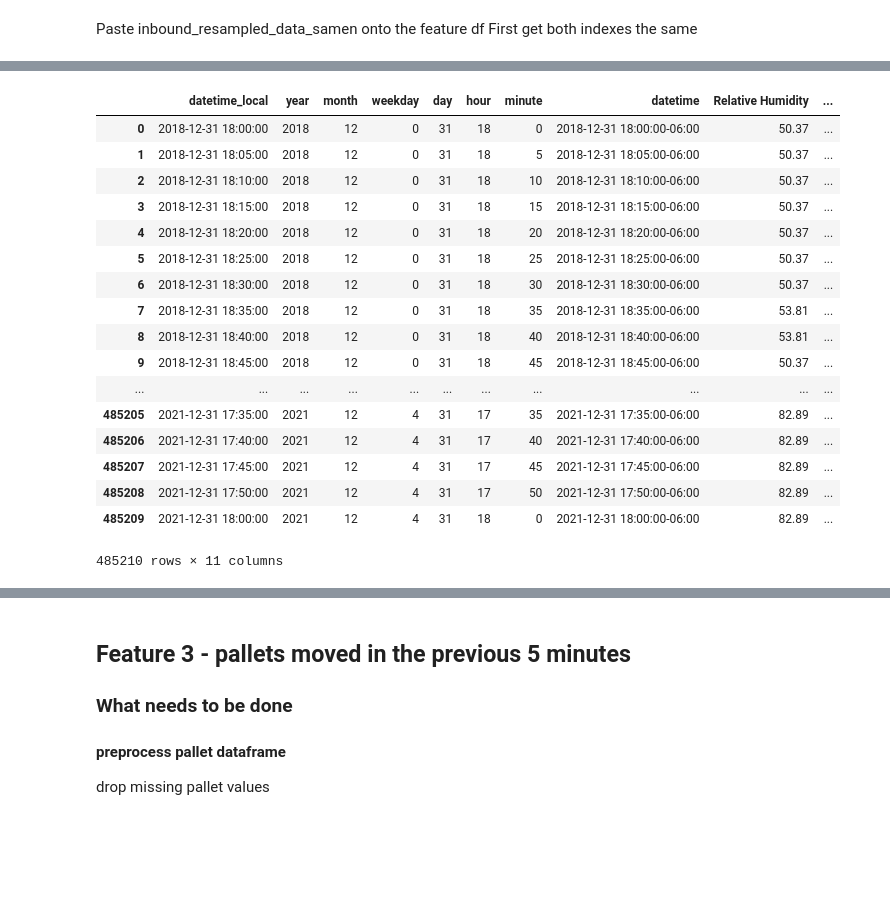
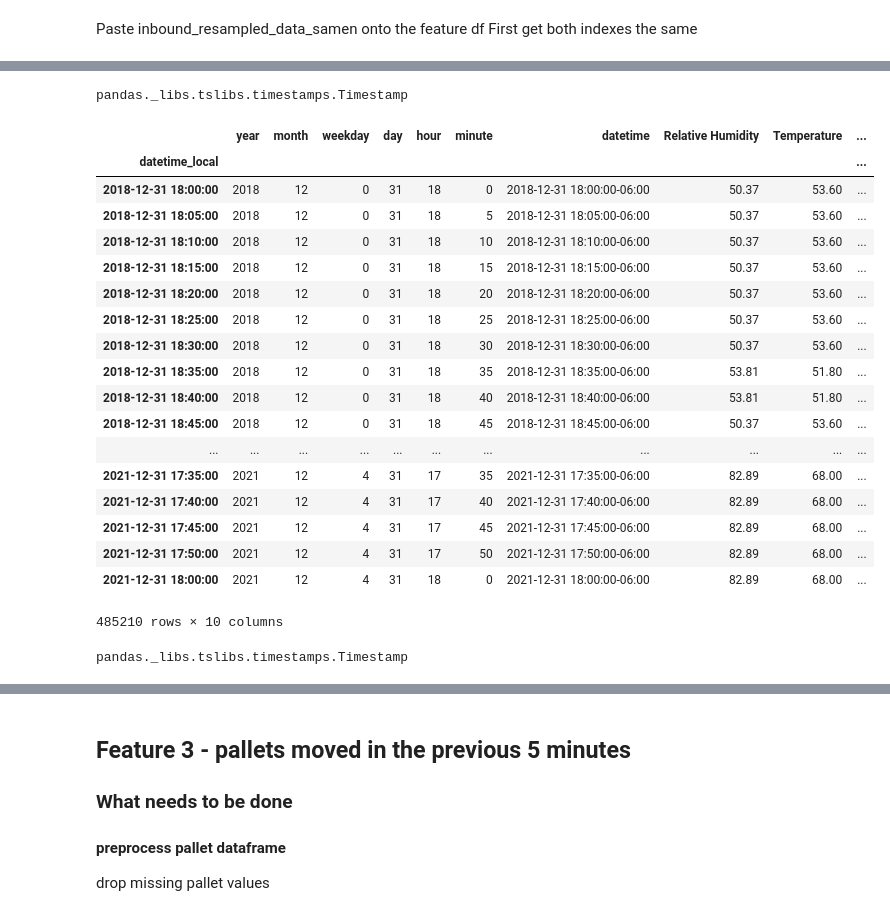
Before and after one commit to Robpennekamp/AppliedMachineLearning, a Jupyter notebook: AppliedMLdataproject2Sonja.ipynb, the cells around one changed output, grey strips where cells are left out. Cells and saved outputs as stored; diff of their text form; code cells hidden in the pictures; blank space fills up the shorter version.

```diff
--- a/AppliedMLdataproject2Sonja.ipynb
+++ b/AppliedMLdataproject2Sonja.ipynb
@@ -187,25 +190,35 @@ inbound_resampled_df
+# %%
+type(inbound_resampled_df.index[3])
+# %% [output]
+pandas._libs.tslibs.timestamps.Timestamp
 # %%
 update_ft = new_ft.copy()
 update_ft['datetime_local'] = pd.to_datetime(update_ft['datetime_local'])
-update_ft['datetime_local'] = pd.Series(update_ft.datetime_local.dt.to_pydatetime(), dtype='O')
+#update_ft['datetime_local'] = pd.Series(update_ft.datetime_local.dt.to_pydatetime(), dtype='O')
+update_ft = update_ft.set_index('datetime_local')
 update_ft
 # %% [output]
-|  | datetime_local | year | month | weekday | day | hour | minute | datetime | Relative Humidity | ... |
-| 0 | 2018-12-31 18:00:00 | 2018 | 12 | 0 | 31 | 18 | 0 | 2018-12-31 18:00:00-06:00 | 50.37 | ... |
-| 1 | 2018-12-31 18:05:00 | 2018 | 12 | 0 | 31 | 18 | 5 | 2018-12-31 18:05:00-06:00 | 50.37 | ... |
-| 2 | 2018-12-31 18:10:00 | 2018 | 12 | 0 | 31 | 18 | 10 | 2018-12-31 18:10:00-06:00 | 50.37 | ... |
-| 3 | 2018-12-31 18:15:00 | 2018 | 12 | 0 | 31 | 18 | 15 | 2018-12-31 18:15:00-06:00 | 50.37 | ... |
-| 4 | 2018-12-31 18:20:00 | 2018 | 12 | 0 | 31 | 18 | 20 | 2018-12-31 18:20:00-06:00 | 50.37 | ... |
-| 5 | 2018-12-31 18:25:00 | 2018 | 12 | 0 | 31 | 18 | 25 | 2018-12-31 18:25:00-06:00 | 50.37 | ... |
-| 6 | 2018-12-31 18:30:00 | 2018 | 12 | 0 | 31 | 18 | 30 | 2018-12-31 18:30:00-06:00 | 50.37 | ... |
-| 7 | 2018-12-31 18:35:00 | 2018 | 12 | 0 | 31 | 18 | 35 | 2018-12-31 18:35:00-06:00 | 53.81 | ... |
-| 8 | 2018-12-31 18:40:00 | 2018 | 12 | 0 | 31 | 18 | 40 | 2018-12-31 18:40:00-06:00 | 53.81 | ... |
-| 9 | 2018-12-31 18:45:00 | 2018 | 12 | 0 | 31 | 18 | 45 | 2018-12-31 18:45:00-06:00 | 50.37 | ... |
+|  | year | month | weekday | day | hour | minute | datetime | Relative Humidity | Temperature | ... |
+| datetime_local |  |  |  |  |  |  |  |  |  | ... |
+| 2018-12-31 18:00:00 | 2018 | 12 | 0 | 31 | 18 | 0 | 2018-12-31 18:00:00-06:00 | 50.37 | 53.60 | ... |
+| 2018-12-31 18:05:00 | 2018 | 12 | 0 | 31 | 18 | 5 | 2018-12-31 18:05:00-06:00 | 50.37 | 53.60 | ... |
+| 2018-12-31 18:10:00 | 2018 | 12 | 0 | 31 | 18 | 10 | 2018-12-31 18:10:00-06:00 | 50.37 | 53.60 | ... |
+| 2018-12-31 18:15:00 | 2018 | 12 | 0 | 31 | 18 | 15 | 2018-12-31 18:15:00-06:00 | 50.37 | 53.60 | ... |
+| 2018-12-31 18:20:00 | 2018 | 12 | 0 | 31 | 18 | 20 | 2018-12-31 18:20:00-06:00 | 50.37 | 53.60 | ... |
+| 2018-12-31 18:25:00 | 2018 | 12 | 0 | 31 | 18 | 25 | 2018-12-31 18:25:00-06:00 | 50.37 | 53.60 | ... |
+| 2018-12-31 18:30:00 | 2018 | 12 | 0 | 31 | 18 | 30 | 2018-12-31 18:30:00-06:00 | 50.37 | 53.60 | ... |
+| 2018-12-31 18:35:00 | 2018 | 12 | 0 | 31 | 18 | 35 | 2018-12-31 18:35:00-06:00 | 53.81 | 51.80 | ... |
+| 2018-12-31 18:40:00 | 2018 | 12 | 0 | 31 | 18 | 40 | 2018-12-31 18:40:00-06:00 | 53.81 | 51.80 | ... |
+| 2018-12-31 18:45:00 | 2018 | 12 | 0 | 31 | 18 | 45 | 2018-12-31 18:45:00-06:00 | 50.37 | 53.60 | ... |
 | ... | ... | ... | ... | ... | ... | ... | ... | ... | ... | ... |
-| 485205 | 2021-12-31 17:35:00 | 2021 | 12 | 4 | 31 | 17 | 35 | 2021-12-31 17:35:00-06:00 | 82.89 | ... |
-| 485206 | 2021-12-31 17:40:00 | 2021 | 12 | 4 | 31 | 17 | 40 | 2021-12-31 17:40:00-06:00 | 82.89 | ... |
-| 485207 | 2021-12-31 17:45:00 | 2021 | 12 | 4 | 31 | 17 | 45 | 2021-12-31 17:45:00-06:00 | 82.89 | ... |
-| 485208 | 2021-12-31 17:50:00 | 2021 | 12 | 4 | 31 | 17 | 50 | 2021-12-31 17:50:00-06:00 | 82.89 | ... |
-| 485209 | 2021-12-31 18:00:00 | 2021 | 12 | 4 | 31 | 18 | 0 | 2021-12-31 18:00:00-06:00 | 82.89 | ... |
+| 2021-12-31 17:35:00 | 2021 | 12 | 4 | 31 | 17 | 35 | 2021-12-31 17:35:00-06:00 | 82.89 | 68.00 | ... |
+| 2021-12-31 17:40:00 | 2021 | 12 | 4 | 31 | 17 | 40 | 2021-12-31 17:40:00-06:00 | 82.89 | 68.00 | ... |
+| 2021-12-31 17:45:00 | 2021 | 12 | 4 | 31 | 17 | 45 | 2021-12-31 17:45:00-06:00 | 82.89 | 68.00 | ... |
+| 2021-12-31 17:50:00 | 2021 | 12 | 4 | 31 | 17 | 50 | 2021-12-31 17:50:00-06:00 | 82.89 | 68.00 | ... |
+| 2021-12-31 18:00:00 | 2021 | 12 | 4 | 31 | 18 | 0 | 2021-12-31 18:00:00-06:00 | 82.89 | 68.00 | ... |
-485210 rows × 11 columns
+485210 rows × 10 columns
+# %%
+type(update_ft.index[3])
+# %% [output]
+pandas._libs.tslibs.timestamps.Timestamp
 # %%
```
Also changed, not shown: parts of 16 cells of this notebook, 3 other files.
